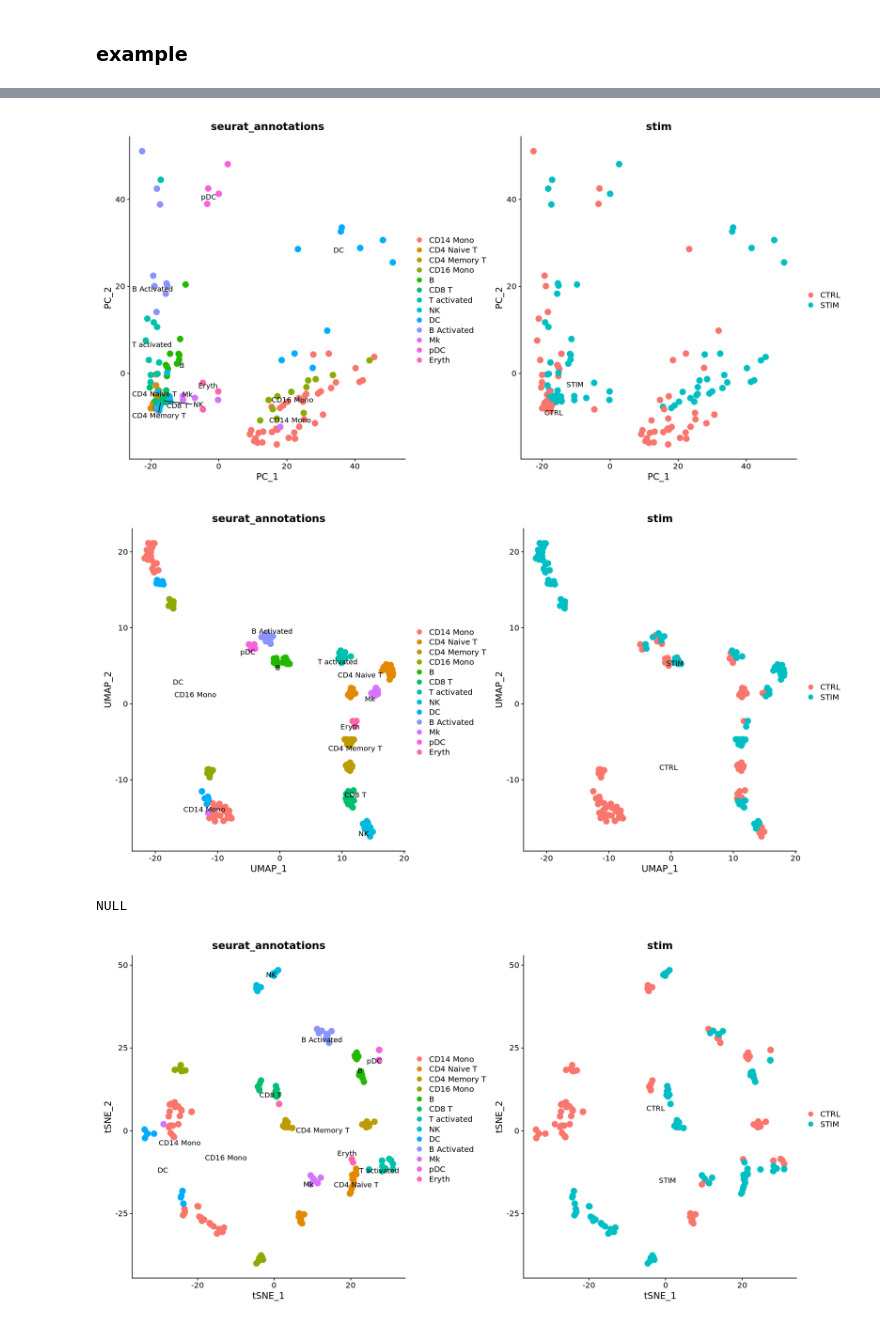
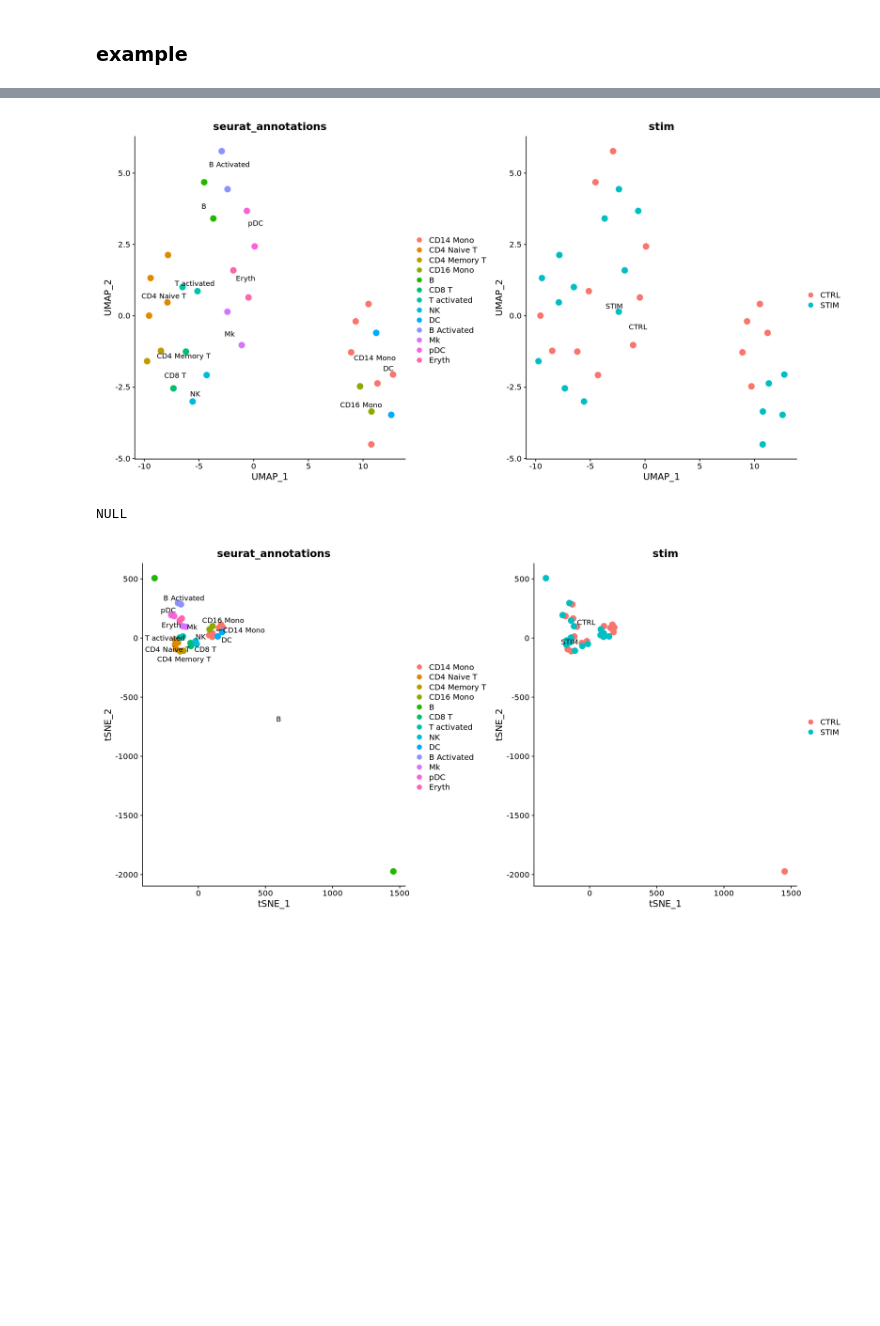
Before and after one commit to xoelmb/utils, a Jupyter notebook: R/pseudobulk_generation.ipynb, the cells around one changed output, grey strips where cells are left out. Saved outputs shown, nothing was run; the diff lists cells and outputs as text; code cells hidden in the pictures; blank space fills up the shorter version.

Commit message:
Updated structure, added many functions

```diff
--- a/R/pseudobulk_generation.ipynb
+++ b/R/pseudobulk_generation.ipynb
@@ -324,8 +326,11 @@ generate.pseudobulk <- function(
                                       method=agg.method,
                                       annotation.vars=annotation.vars, ...)
                                   psbk <- rename.seurat.cells(psbk, psbk.lab)
+                                  lab.split <- strsplit(psbk.lab, split='_rep', fixed=T)[[1]]
                                   psbk$pseudobulk.id <- psbk.lab
-                                  psbk$rep <- strsplit(psbk.lab, split='_rep', fixed=T)[[1]][2]
+                                  psbk$pseudobulk.group <- lab.split[1]
+                                  psbk$pseudobulk.rep <- lab.split[2]
+                                  psbk$pseudobulk.ncells <- length(sampled.cells[[psbk.lab]])
                                   psbk
                                   }))
 
@@ -343,15 +348,17 @@ generate.pseudobulk <- function(
 # %% [markdown]
 ### example
 # %%
-example <- function(
+example.pseudobulk_generate <- function(
     seurat.dataname = "ifnb",
     group.vars = 'stim',
     cluster.var = 'seurat_annotations',
-    sel.method='simspec', agg.method='average',
-    simspec.ratio=1/100,
-    samples.per.group = 6, cells.per.sample = NULL,
+    sel.method='simspec', agg.method='aggregate',
+    simspec.ratio=1/300,
+    samples.per.group = 3, cells.per.sample = NULL,
     lognorm = T, scale.factor=10000,
-    verbose=T, return.=F){
+    verbose=T, return.=F,
+    ...
+){
 
     require(Seurat)
     require(SeuratData)
@@ -371,7 +378,7 @@ example <- function(
                                 agg.method=agg.method,
                                 samples.per.group = samples.per.group,
                                 cells.per.sample = cells.per.sample,
-                                verbose=verbose)
+                                verbose=verbose, ...)
 
     psbk <- dimred.auto(psbk, scale.factor = scale.factor, lognorm = lognorm, plot.vars=c(cluster.var, group.vars))
 
@@ -438,5 +447,5 @@ NULL
 # %%
-example(sel.method = 'simspec', lognorm=F, verbose=F)
+example.pseudobulk_generate(sel.method = 'simspec', lognorm=F, verbose=F)
 # %% [output]
 First we load the object ifnb
                   orig.ident nCount_RNA nFeature_RNA stim seurat_annotations
@@ -451,5 +461,4 @@ Warning message:
-[figure, old version]
-[figure, old version]
+[figure, new version]
 NULL
-[figure, old version]
+[figure, new version]
 # %%
```
Also changed, not shown: parts of 6 cells of this notebook, 14 other files.
